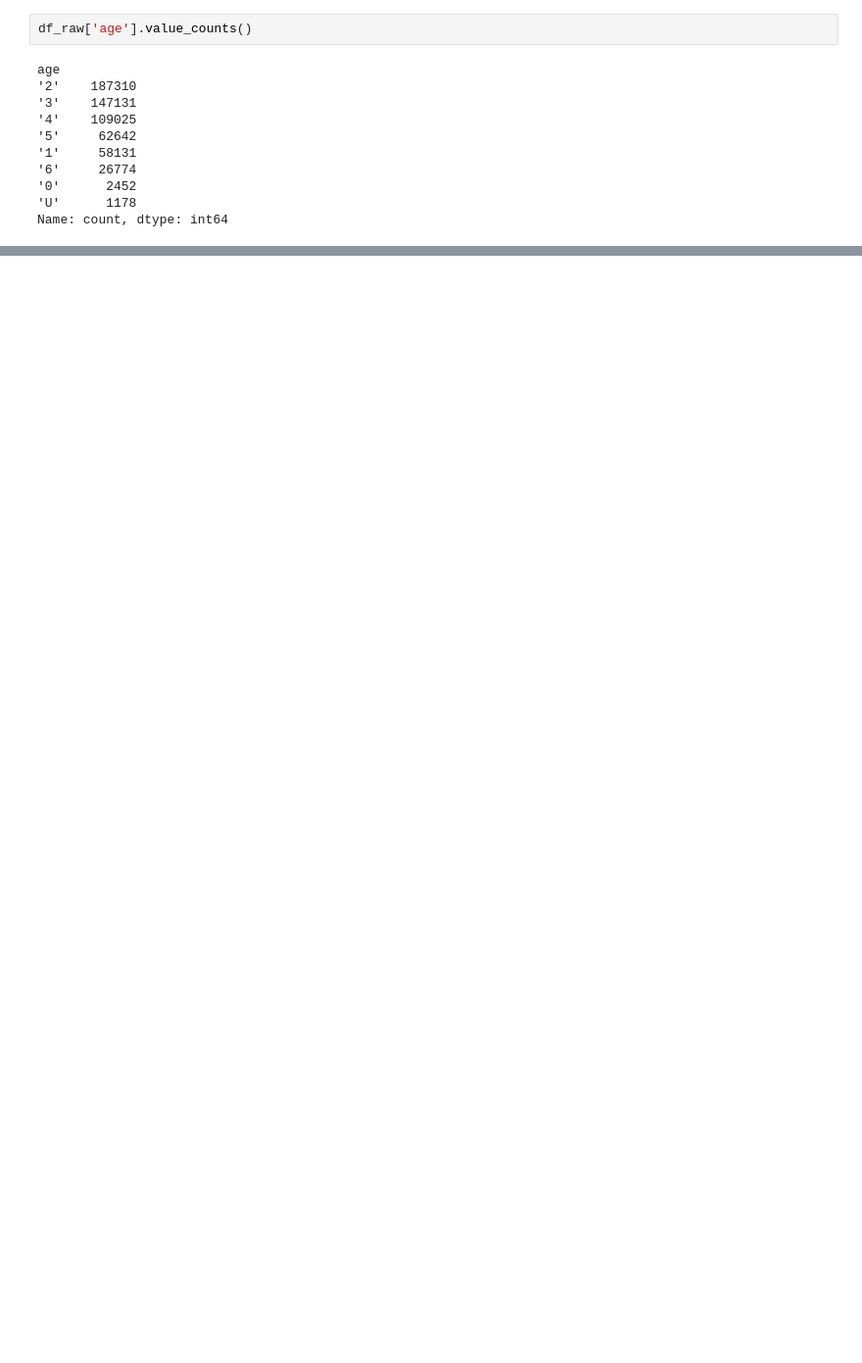
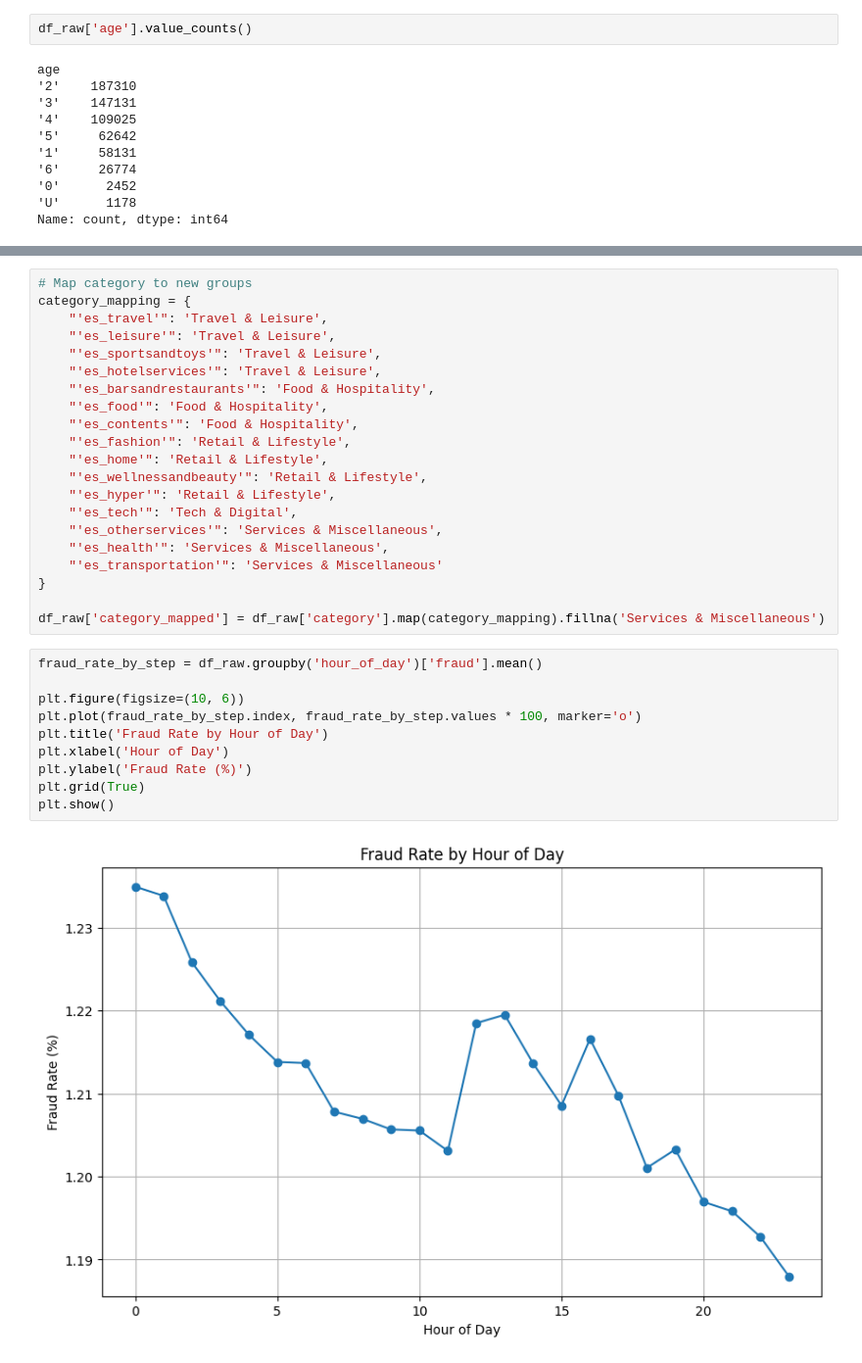
Before and after one commit to Mahmoudatari/deloitte-assignment-fraud, a Jupyter notebook: Exploration & Testing.ipynb, the cells around one changed output, grey strips where cells are left out. Shown at 98% size. Drawn from its saved outputs; the diff is of its cells as text; blank space fills up the shorter version.

```diff
--- a/Exploration & Testing.ipynb
+++ b/Exploration & Testing.ipynb
@@ -376,0 +512,33 @@ Name: amount, dtype: float64
+# %%
+# Map category to new groups
+category_mapping = {
+    "'es_travel'": 'Travel & Leisure',
+    "'es_leisure'": 'Travel & Leisure',
+    "'es_sportsandtoys'": 'Travel & Leisure',
+    "'es_hotelservices'": 'Travel & Leisure',
+    "'es_barsandrestaurants'": 'Food & Hospitality',
+    "'es_food'": 'Food & Hospitality',
+    "'es_contents'": 'Food & Hospitality',
+    "'es_fashion'": 'Retail & Lifestyle',
+    "'es_home'": 'Retail & Lifestyle',
+    "'es_wellnessandbeauty'": 'Retail & Lifestyle',
+    "'es_hyper'": 'Retail & Lifestyle',
+    "'es_tech'": 'Tech & Digital',
+    "'es_otherservices'": 'Services & Miscellaneous',
+    "'es_health'": 'Services & Miscellaneous',
+    "'es_transportation'": 'Services & Miscellaneous'
+}
+
+df_raw['category_mapped'] = df_raw['category'].map(category_mapping).fillna('Services & Miscellaneous')
+# %%
+fraud_rate_by_step = df_raw.groupby('hour_of_day')['fraud'].mean()
+
+plt.figure(figsize=(10, 6))
+plt.plot(fraud_rate_by_step.index, fraud_rate_by_step.values * 100, marker='o')
+plt.title('Fraud Rate by Hour of Day')
+plt.xlabel('Hour of Day')
+plt.ylabel('Fraud Rate (%)')
+plt.grid(True)
+plt.show()
+# %% [output]
+[figure, added]
```
Also changed, not shown: parts of 91 cells of this notebook, 2 other files.
